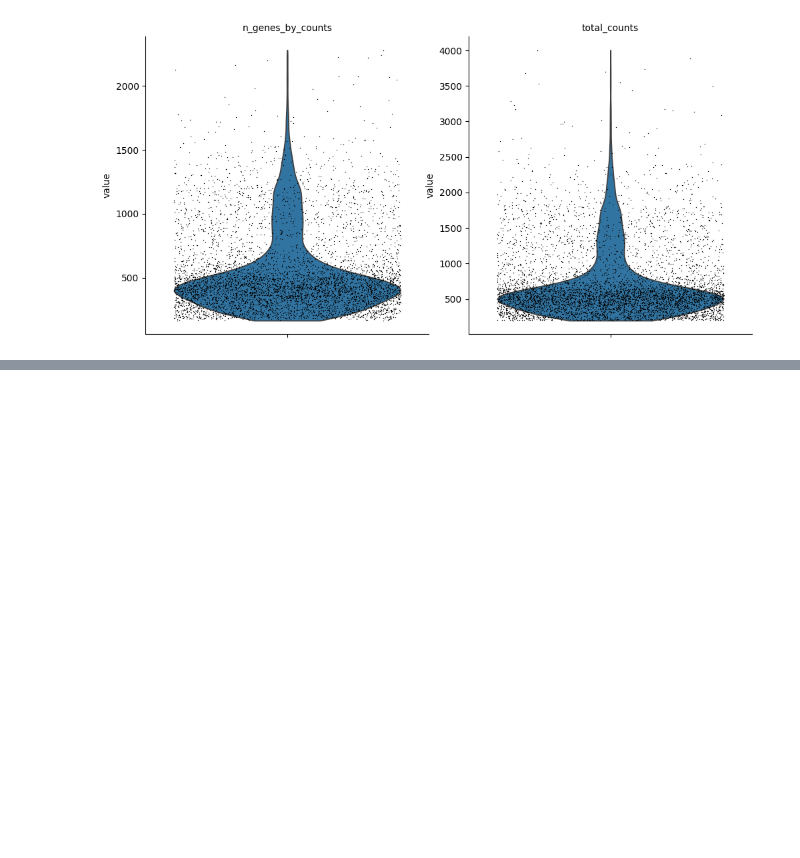
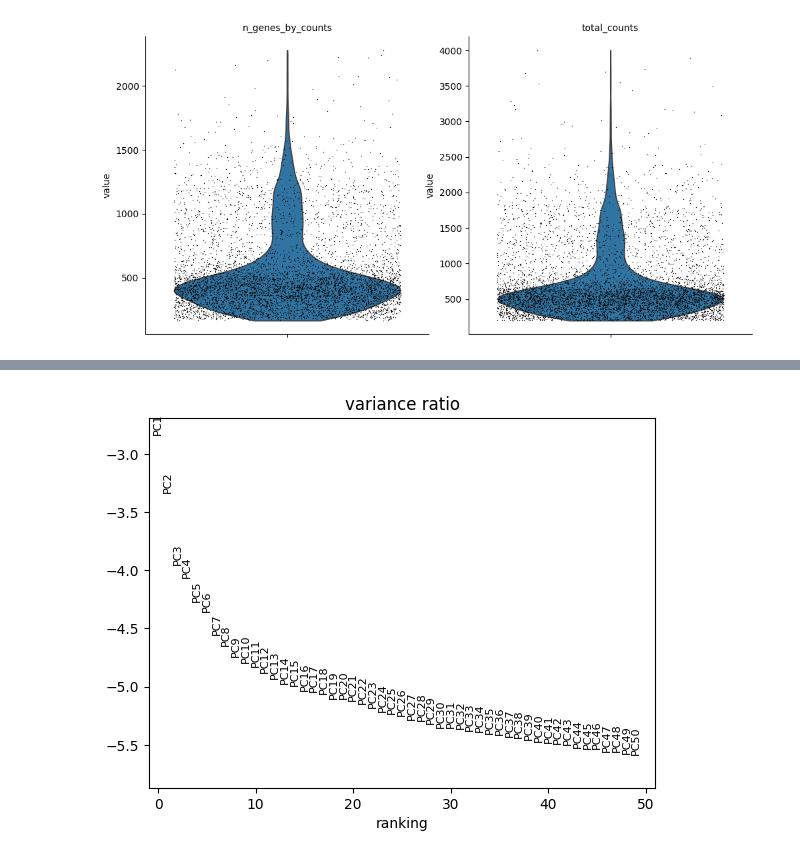
Before and after one commit to pizzaglitch/RNA-Sequencing, a Jupyter notebook: annData.ipynb, the cells around one changed output, grey strips where cells are left out. Saved outputs shown, nothing was run; the diff lists cells and outputs as text; code cells hidden in the pictures; blank space fills up the shorter version.

```diff
--- a/annData.ipynb
+++ b/annData.ipynb
@@ -59,0 +65,4 @@ sc.pl.violin(
+# %%
+sc.pl.pca_variance_ratio(adata, n_pcs=50, log=True)
+# %% [output]
+[figure, added]
```
Also changed, not shown: parts of 9 cells of this notebook.
